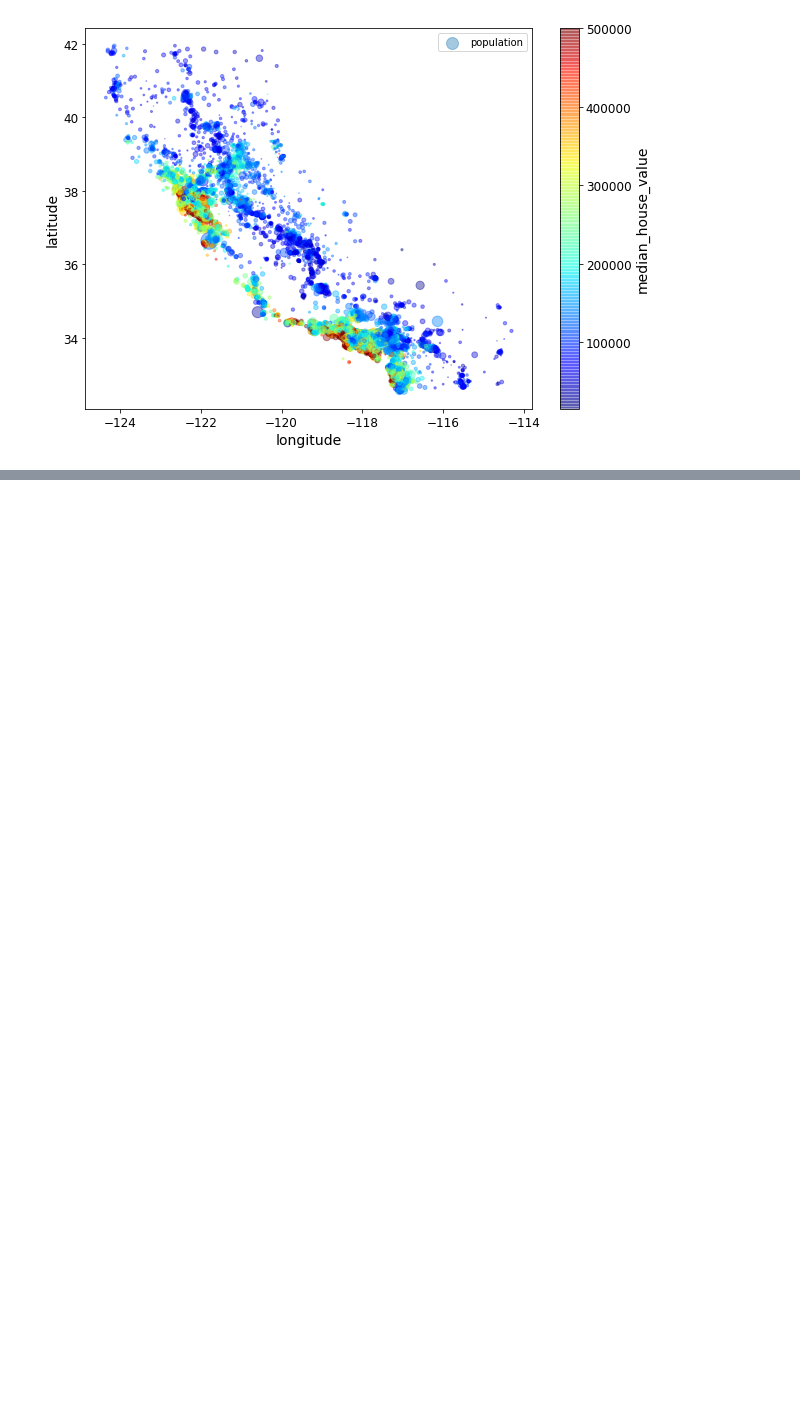
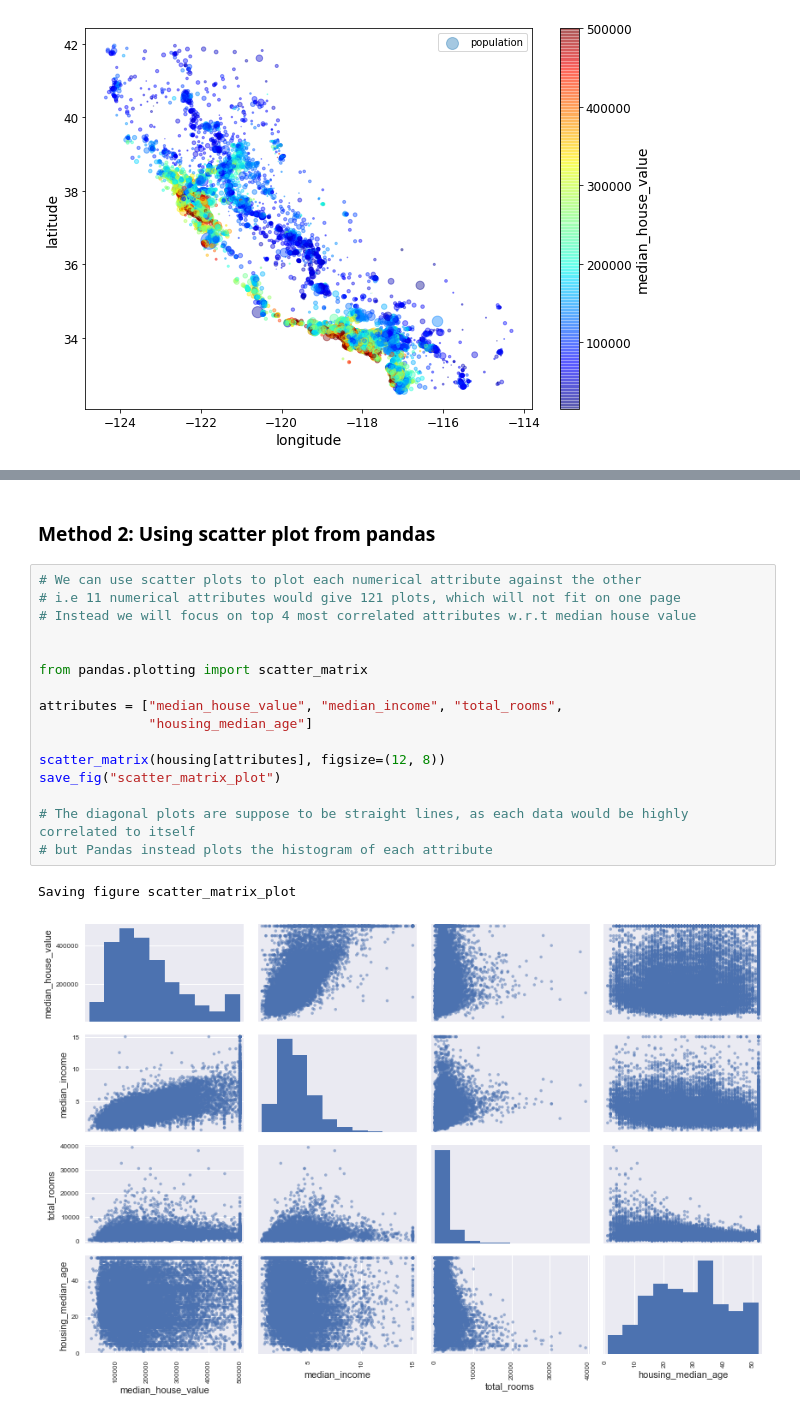
Before and after one commit to harshseth/ml-core, a Jupyter notebook: Housing.ipynb, the cells around one changed output, grey strips where cells are left out. Drawn from its saved outputs; the diff is of its cells as text; blank space fills up the shorter version.

```diff
--- a/Housing.ipynb
+++ b/Housing.ipynb
@@ -326,0 +376,21 @@ plt.legend()
+# %% [markdown]
+### Method 2: Using scatter plot from pandas
+# %%
+# We can use scatter plots to plot each numerical attribute against the other
+# i.e 11 numerical attributes would give 121 plots, which will not fit on one page
+# Instead we will focus on top 4 most correlated attributes w.r.t median house value
+
+
+from pandas.plotting import scatter_matrix
+
+attributes = ["median_house_value", "median_income", "total_rooms",
+              "housing_median_age"]
+
+scatter_matrix(housing[attributes], figsize=(12, 8))
+save_fig("scatter_matrix_plot")
+
+# The diagonal plots are suppose to be straight lines, as each data would be highly correlated to itself
+# but Pandas instead plots the histogram of each attribute
+# %% [output]
+Saving figure scatter_matrix_plot
+[figure, added]
```
Also changed, not shown: parts of 13 cells of this notebook, 2 other files.
